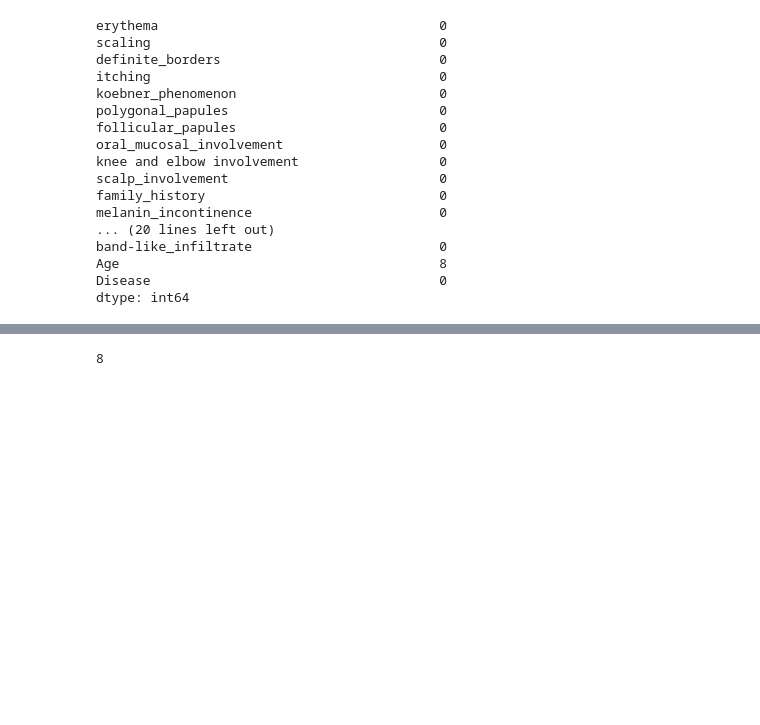
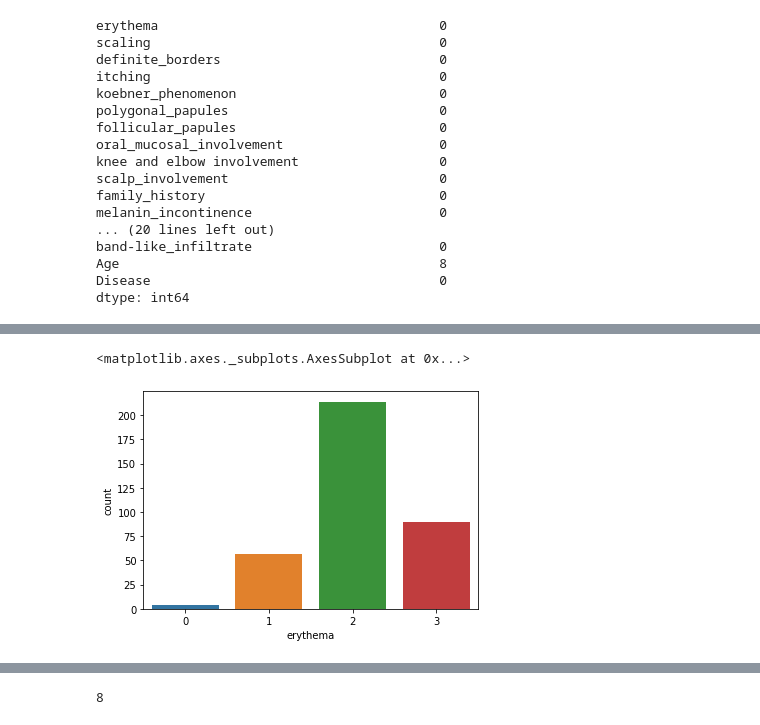
Before and after one commit to arvindkr7/Dermatology-ML-Project, a Jupyter notebook: main.ipynb, the cells around one changed output, grey strips where cells are left out. Cells and saved outputs as stored; diff of their text form; code cells hidden in the pictures; blank space fills up the shorter version.

```diff
--- a/main.ipynb
+++ b/main.ipynb
@@ -91,0 +395,5 @@ dtype: int64
+# %%
+sns.countplot(x='erythema',data=dataset )
+# %% [output]
+<matplotlib.axes._subplots.AxesSubplot at 0x...>
+[figure, added]
```
Also changed, not shown: parts of 75 cells of this notebook, 3 other files.
